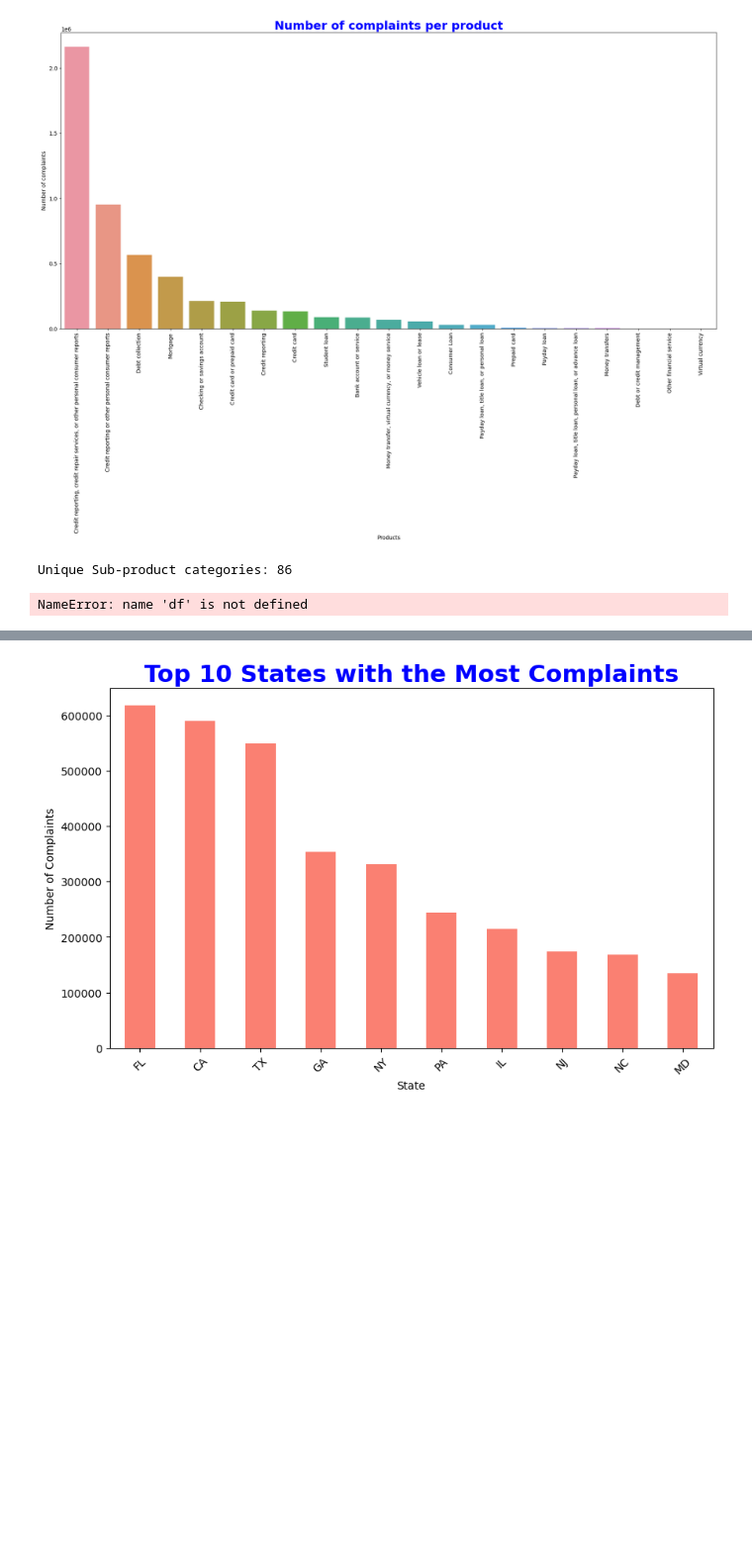
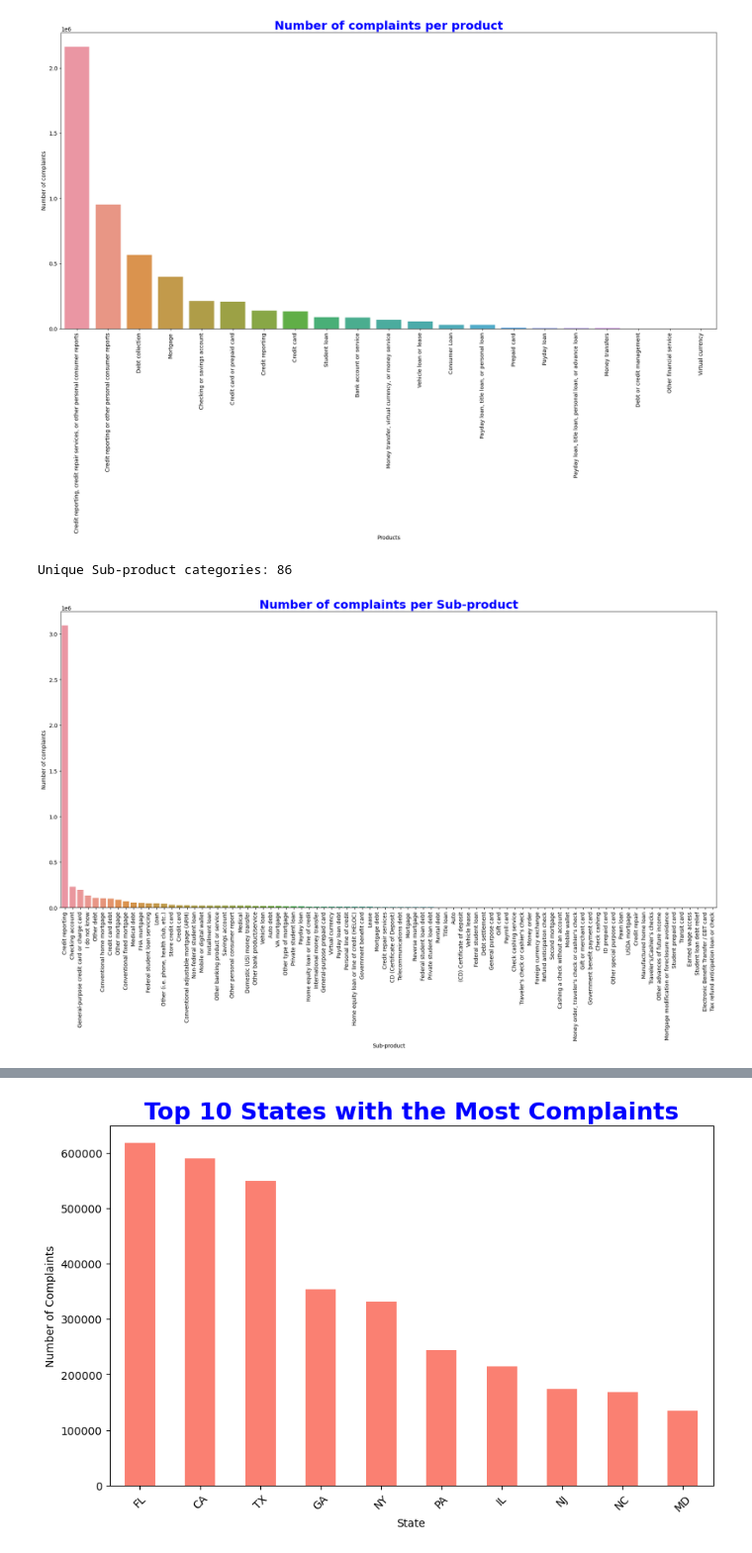
Before and after one commit to Shivakumar8790/Assignment-for-Adapt-Ready, a Jupyter notebook: Assignment for Adapt Ready.ipynb, the cells around one changed output, grey strips where cells are left out. Shown at 99% size. Saved outputs shown, nothing was run; the diff lists cells and outputs as text; code cells hidden in the pictures; blank space fills up the shorter version.

```diff
--- a/Assignment for Adapt Ready.ipynb
+++ b/Assignment for Adapt Ready.ipynb
@@ -189,21 +191,21 @@ Unique product categories: 21
 # %%
 # Number of complaints per Sub-product
 
 print("Unique Sub-product categories:", data["Sub-product"].nunique())
 
-n_complaints_per_product = df['Sub-product'].value_counts()
+n_complaints_per_product = data['Sub-product'].value_counts()
 
 # Plot using seaborn
 plt.figure(figsize=(22, 10))
 sns.barplot(x=n_complaints_per_product.index, y=n_complaints_per_product.values)
 plt.title('Number of complaints per Sub-product', fontsize=22, fontweight='bold', color='blue')
 plt.xlabel('Sub-product')
 plt.ylabel('Number of complaints')
 plt.xticks(rotation=90)
 plt.show()
 # %% [output]
 Unique Sub-product categories: 86
-NameError: name 'df' is not defined
+[figure, added]
 # %%
 #  Highlighted the top Issues
 # Count occurrences of each issue
```
Also changed, not shown: parts of 5 cells of this notebook.
